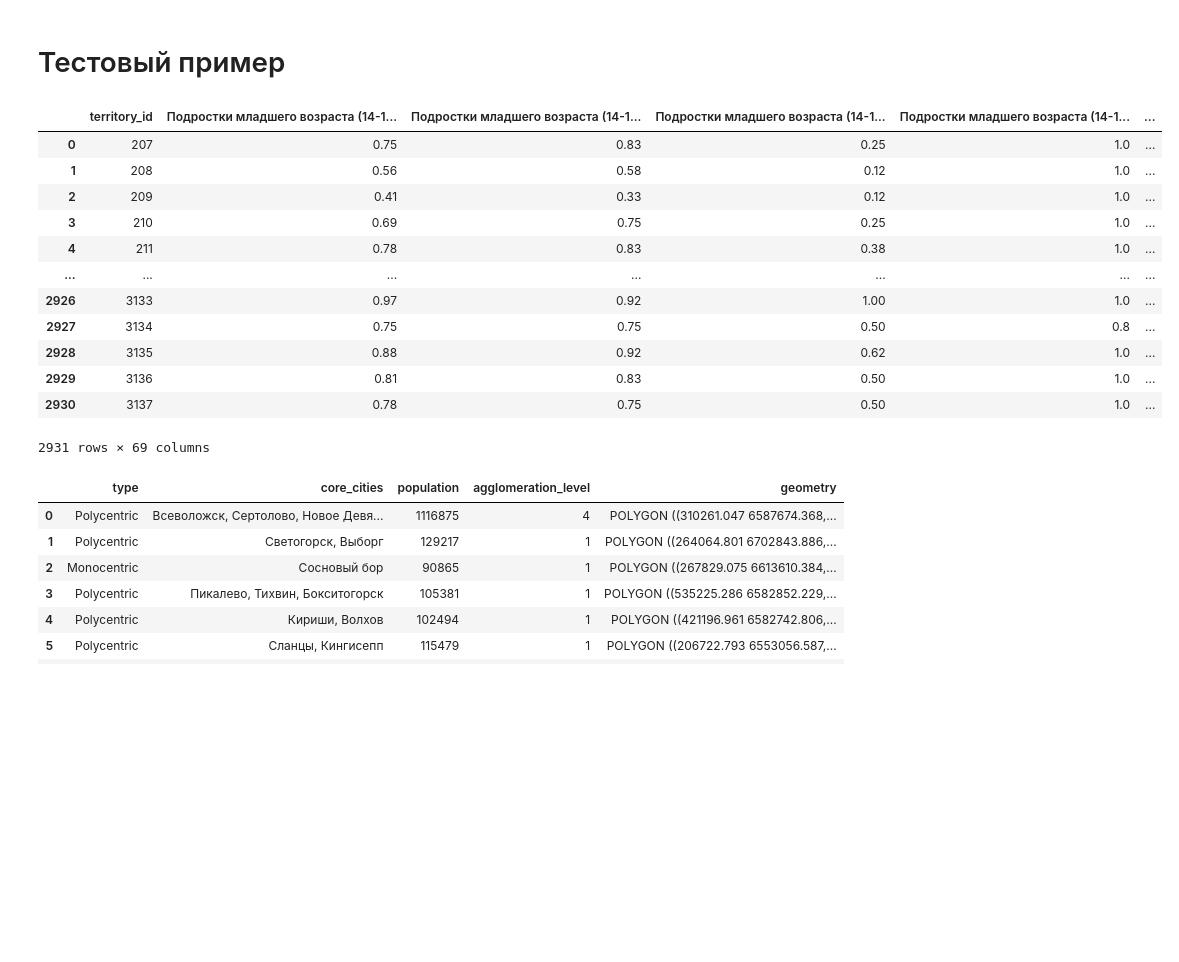
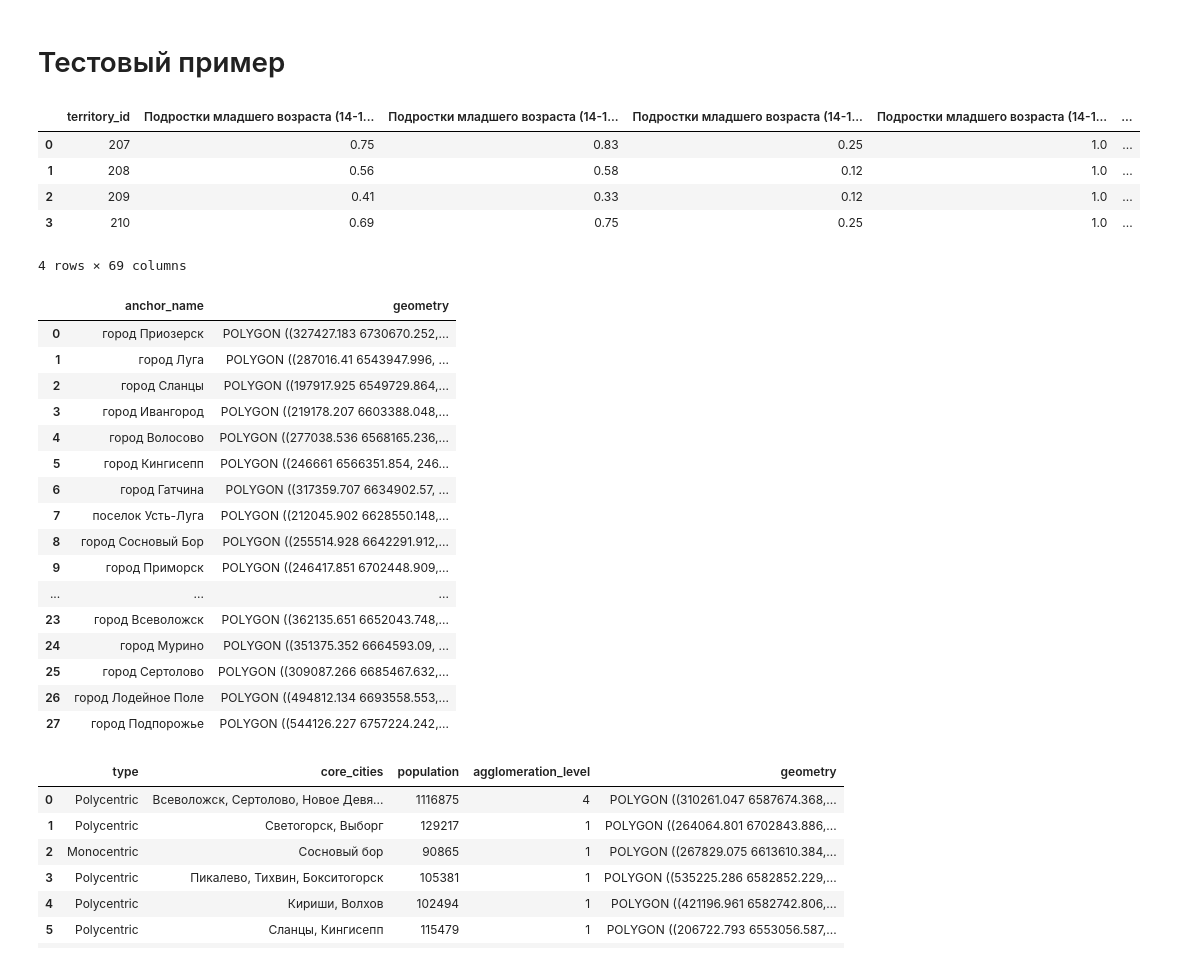
Before and after one commit to Mvin8/PopFrame, a Jupyter notebook: examples/spatial_inequality.ipynb, the cells around one changed output. Saved outputs shown, nothing was run; the diff lists cells and outputs as text; code cells hidden in the pictures; blank space fills up the shorter version.

Commit message:
fix: anchor settelment

```diff
--- a/examples/spatial_inequality.ipynb
+++ b/examples/spatial_inequality.ipynb
@@ -134,19 +134,33 @@ gdf_final.head()
 # Тестовый пример
 # %%
 gdf_cities  = gpd.read_file('data/spatial_inequality_LO_towns.geojson')
-gdf_cities
+gdf_cities.head(4)
 # %% [output]
 |  | territory_id | Подростки младшего возраста (14-1... | Подростки младшего возраста (14-1... | Подростки младшего возраста (14-1... | Подростки младшего возраста (14-1... | ... |
 | 0 | 207 | 0.75 | 0.83 | 0.25 | 1.0 | ... |
 | 1 | 208 | 0.56 | 0.58 | 0.12 | 1.0 | ... |
 | 2 | 209 | 0.41 | 0.33 | 0.12 | 1.0 | ... |
 | 3 | 210 | 0.69 | 0.75 | 0.25 | 1.0 | ... |
-| 4 | 211 | 0.78 | 0.83 | 0.38 | 1.0 | ... |
-| ... | ... | ... | ... | ... | ... | ... |
-| 2926 | 3133 | 0.97 | 0.92 | 1.00 | 1.0 | ... |
-| 2927 | 3134 | 0.75 | 0.75 | 0.50 | 0.8 | ... |
-| 2928 | 3135 | 0.88 | 0.92 | 0.62 | 1.0 | ... |
-| 2929 | 3136 | 0.81 | 0.83 | 0.50 | 1.0 | ... |
-| 2930 | 3137 | 0.78 | 0.75 | 0.50 | 1.0 | ... |
-2931 rows × 69 columns
+4 rows × 69 columns
+# %%
+gdf_agglomerations = gpd.read_file('data/settlement_boundaries.geojson')
+gdf_agglomerations.head(5)
+# %% [output]
+|  | anchor_name | geometry |
+| 0 | город Приозерск | POLYGON ((327427.183 6730670.252,... |
+| 1 | город Луга | POLYGON ((287016.41 6543947.996, ... |
+| 2 | город Сланцы | POLYGON ((197917.925 6549729.864,... |
+| 3 | город Ивангород | POLYGON ((219178.207 6603388.048,... |
+| 4 | город Волосово | POLYGON ((277038.536 6568165.236,... |
+| 5 | город Кингисепп | POLYGON ((246661 6566351.854, 246... |
+| 6 | город Гатчина | POLYGON ((317359.707 6634902.57, ... |
+| 7 | поселок Усть-Луга | POLYGON ((212045.902 6628550.148,... |
+| 8 | город Сосновый Бор | POLYGON ((255514.928 6642291.912,... |
+| 9 | город Приморск | POLYGON ((246417.851 6702448.909,... |
+| ... | ... | ... |
+| 23 | город Всеволожск | POLYGON ((362135.651 6652043.748,... |
+| 24 | город Мурино | POLYGON ((351375.352 6664593.09, ... |
+| 25 | город Сертолово | POLYGON ((309087.266 6685467.632,... |
+| 26 | город Лодейное Поле | POLYGON ((494812.134 6693558.553,... |
+| 27 | город Подпорожье | POLYGON ((544126.227 6757224.242,... |
 # %%
```
Also changed, not shown: parts of 6 cells of this notebook, 1 other file.
